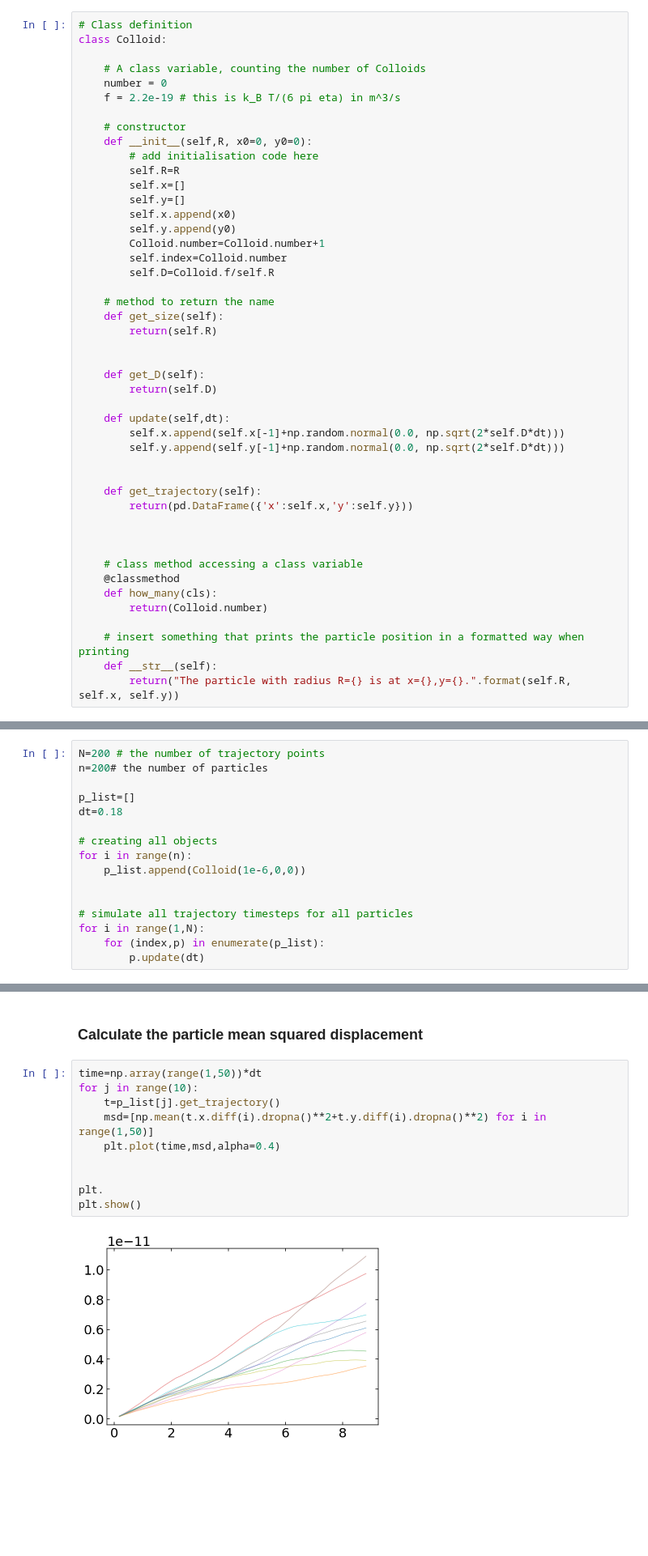
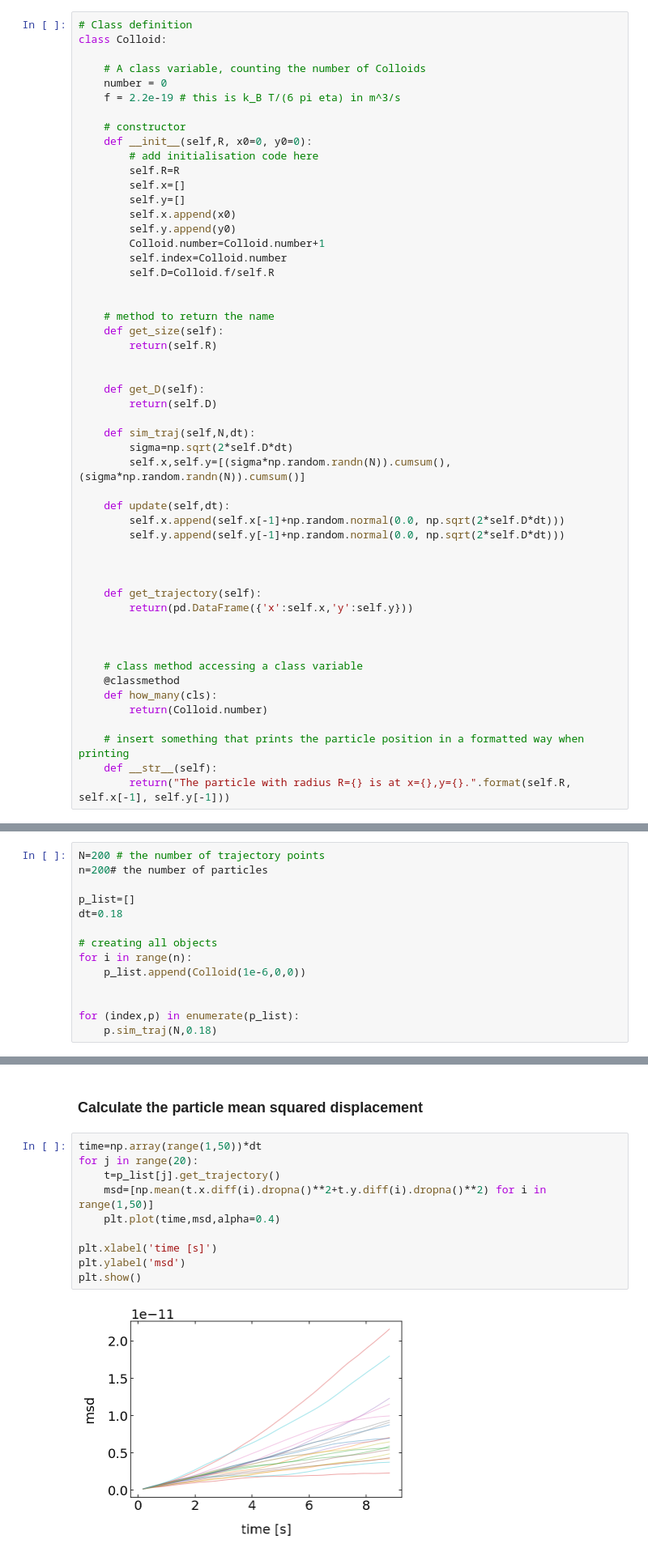
Before and after one commit to fcichos/website, a Jupyter notebook: docs/notebooks/L4/2_brownian_motion.ipynb, the cells around one changed output, grey strips where cells are left out. Shown at 81% size. Cells and saved outputs as stored; diff of their text form; blank space fills up the shorter version.

```diff
--- a/docs/notebooks/L4/2_brownian_motion.ipynb
+++ b/docs/notebooks/L4/2_brownian_motion.ipynb
@@ -85,6 +89,7 @@ class Colloid:
         self.index=Colloid.number
         self.D=Colloid.f/self.R
 
+
     # method to return the name
     def get_size(self):
         return(self.R)
@@ -93,9 +98,14 @@ class Colloid:
     def get_D(self):
         return(self.D)
 
+    def sim_traj(self,N,dt):
+        sigma=np.sqrt(2*self.D*dt)
+        self.x,self.y=[(sigma*np.random.randn(N)).cumsum(),(sigma*np.random.randn(N)).cumsum()]
+
     def update(self,dt):
         self.x.append(self.x[-1]+np.random.normal(0.0, np.sqrt(2*self.D*dt)))
         self.y.append(self.y[-1]+np.random.normal(0.0, np.sqrt(2*self.D*dt)))
+
 
 
     def get_trajectory(self):
@@ -110,7 +120,7 @@ class Colloid:
 
     # insert something that prints the particle position in a formatted way when printing
     def __str__(self):
-        return("The particle with radius R={} is at x={},y={}.".format(self.R, self.x, self.y))
+        return("The particle with radius R={} is at x={},y={}.".format(self.R, self.x[-1], self.y[-1]))
 # %% [markdown]
 ## Simulating
 # %% [markdown]
@@ -132,7 +142,5 @@ for i in range(n):
     p_list.append(Colloid(1e-6,0,0))
 
 
-# simulate all trajectory timesteps for all particles
-for i in range(1,N):
-    for (index,p) in enumerate(p_list):
-        p.update(dt)
+for (index,p) in enumerate(p_list):
+    p.sim_traj(N,0.18)
@@ -186,13 +198,13 @@ plt.show()
 ### Calculate the particle mean squared displacement
 # %%
 time=np.array(range(1,50))*dt
-for j in range(10):
+for j in range(20):
     t=p_list[j].get_trajectory()
     msd=[np.mean(t.x.diff(i).dropna()**2+t.y.diff(i).dropna()**2) for i in range(1,50)]
     plt.plot(time,msd,alpha=0.4)
 
-
-plt.
+plt.xlabel('time [s]')
+plt.ylabel('msd')
 plt.show()
 # %% [output]
-[figure, old version]
+[figure, new version]
```
Also changed, not shown: parts of 8 cells of this notebook, 13 other files.
